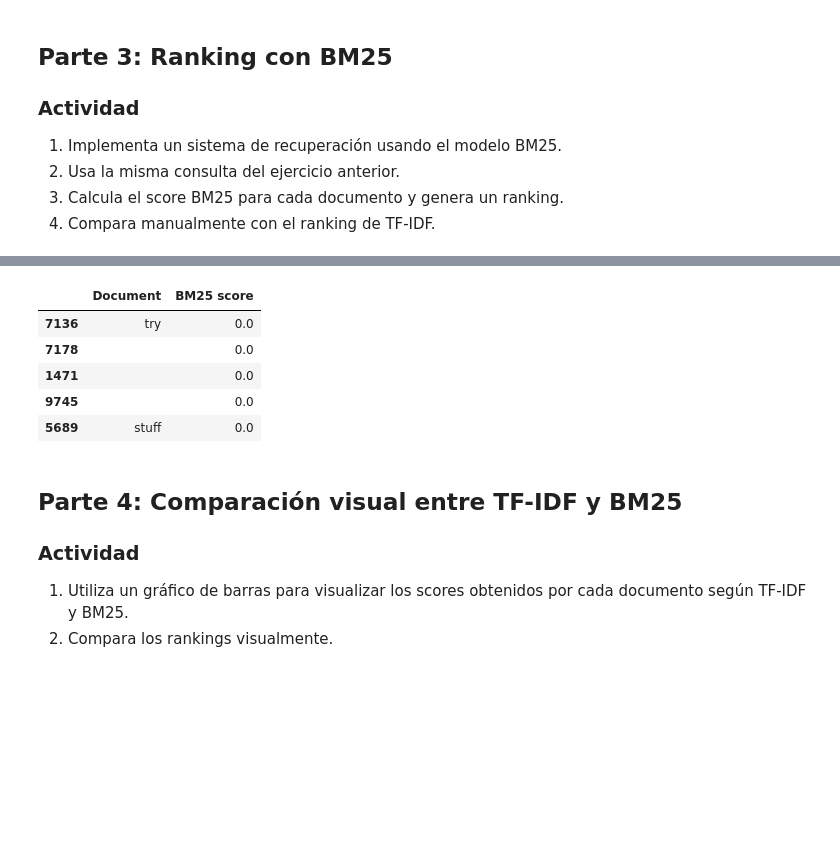
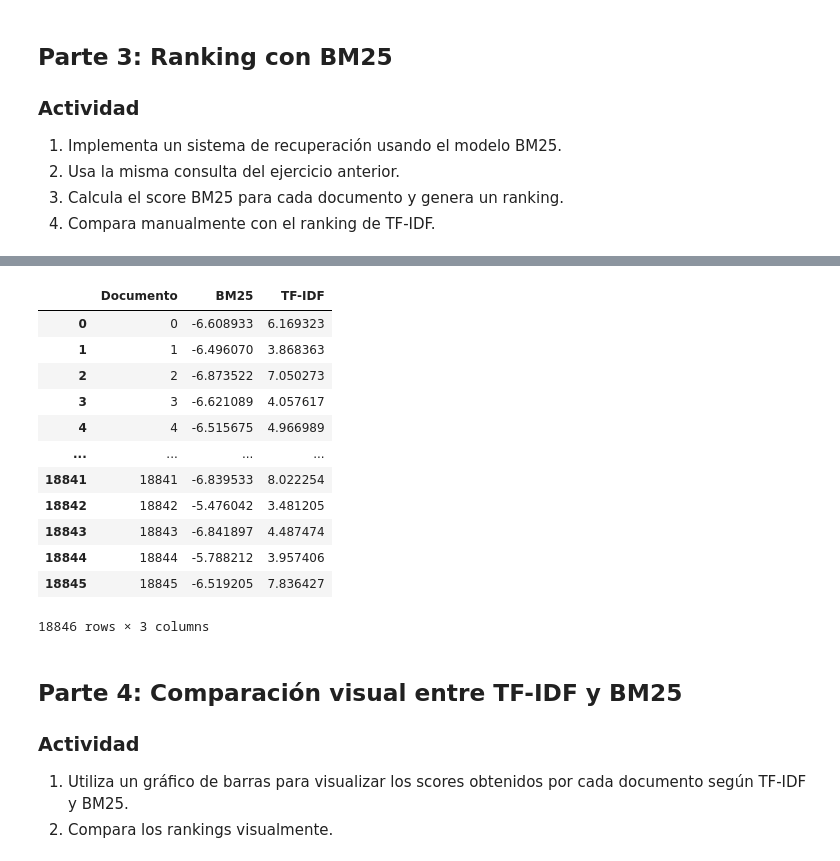
Before and after one commit to EliSilva1315/ir25a-main, a Jupyter notebook: notebooks/04bm25.ipynb, the cells around one changed output, grey strips where cells are left out. Drawn from its saved outputs; the diff is of its cells as text; code cells hidden in the pictures; blank space fills up the shorter version.

```diff
--- a/notebooks/04bm25.ipynb
+++ b/notebooks/04bm25.ipynb
@@ -400,18 +396,28 @@ bm25_doc = BM25Okapi(corpus_limpio)
 scores = bm25_doc.get_scores(query_limpia[0])
 # %%
 import pandas as pd
-# Crear un DataFrame con los documentos y sus puntajes BM25 Y SU TF-IDF
-pd.DataFrame({
-    'Document': corpus_limpio,
-    'BM25 score': scores
-}).sort_values(by='BM25 score', ascending=False).head()
+# Crear un DataFrame con todos los documentos y sus puntajes BM25 Y SU TF-IDF
+df_scores = pd.DataFrame({
+    #mostrar solo los indices de los documentos
+    'Documento': range(len(corpus_limpio)),
+    'BM25': scores,
+    'TF-IDF': tfidf_matrix.sum(axis=1).A1  # Sumar las filas para obtener el puntaje TF-IDF
+})
+df_scores
 # %% [output]
-|  | Document | BM25 score |
-| 7136 | try | 0.0 |
-| 7178 |  | 0.0 |
-| 1471 |  | 0.0 |
-| 9745 |  | 0.0 |
-| 5689 | stuff | 0.0 |
+|  | Documento | BM25 | TF-IDF |
+| 0 | 0 | -6.608933 | 6.169323 |
+| 1 | 1 | -6.496070 | 3.868363 |
+| 2 | 2 | -6.873522 | 7.050273 |
+| 3 | 3 | -6.621089 | 4.057617 |
+| 4 | 4 | -6.515675 | 4.966989 |
+| ... | ... | ... | ... |
+| 18841 | 18841 | -6.839533 | 8.022254 |
+| 18842 | 18842 | -5.476042 | 3.481205 |
+| 18843 | 18843 | -6.841897 | 4.487474 |
+| 18844 | 18844 | -5.788212 | 3.957406 |
+| 18845 | 18845 | -6.519205 | 7.836427 |
+18846 rows × 3 columns
 # %% [markdown]
 ## Parte 4: Comparación visual entre TF-IDF y BM25
 
```
Also changed, not shown: parts of 2 cells of this notebook.
